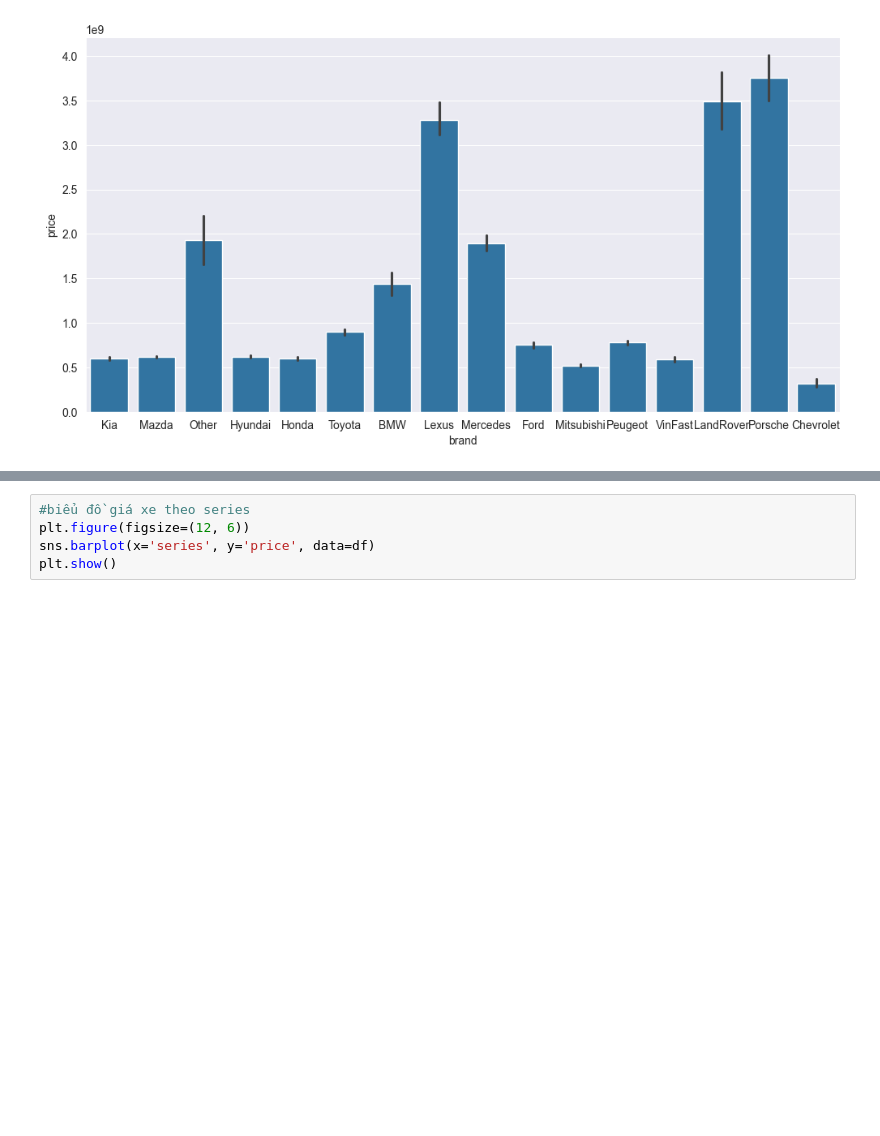
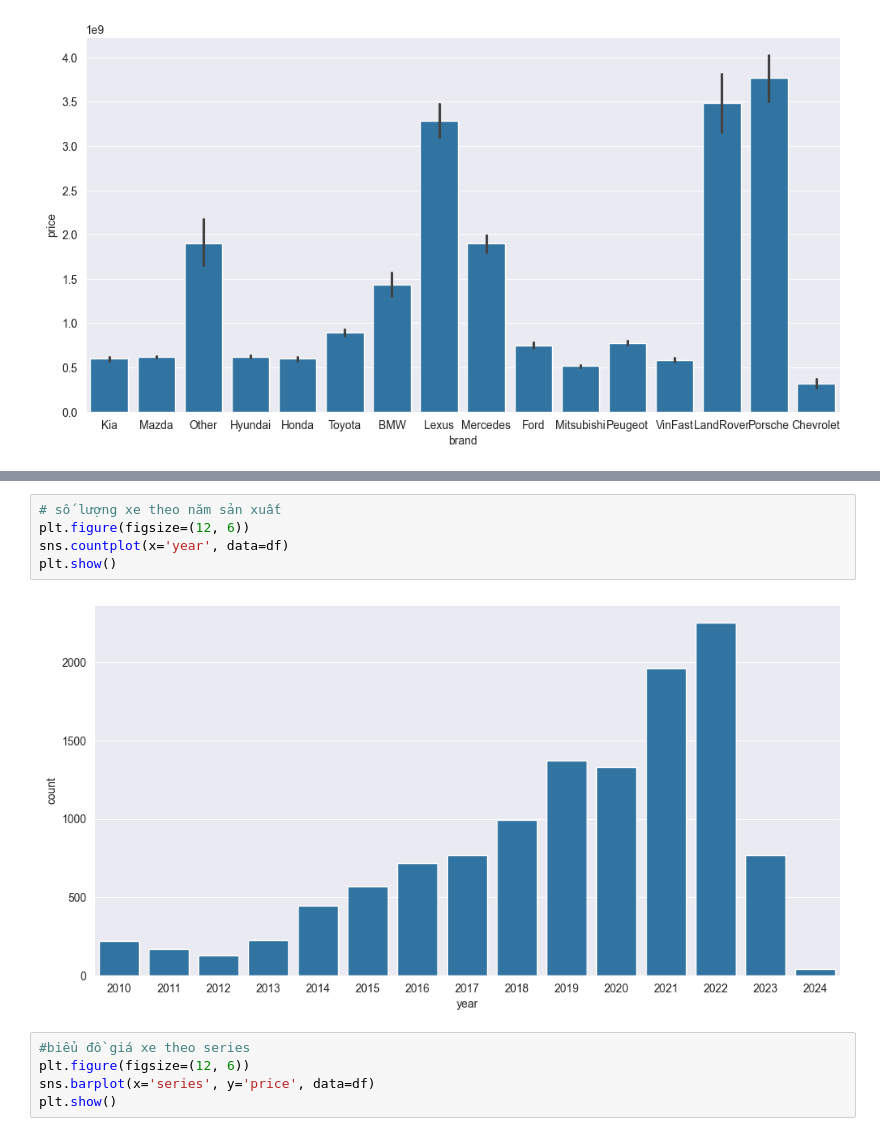
Before and after one commit to Nam0101/Old-car-price-prediction, a Jupyter notebook: EDA/EDA.ipynb, the cells around one changed output, grey strips where cells are left out. Saved outputs shown, nothing was run; the diff lists cells and outputs as text; blank space fills up the shorter version.

```diff
--- a/EDA/EDA.ipynb
+++ b/EDA/EDA.ipynb
@@ -89,3 +91,10 @@ plt.show()
+# %%
+# số lượng xe theo năm sản xuất
+plt.figure(figsize=(12, 6))
+sns.countplot(x='year', data=df)
+plt.show()
+# %% [output]
+[figure, added]
 # %%
 #biểu đồ giá xe theo series
 plt.figure(figsize=(12, 6))
```
Also changed, not shown: parts of 6 cells of this notebook, 6 other files.
